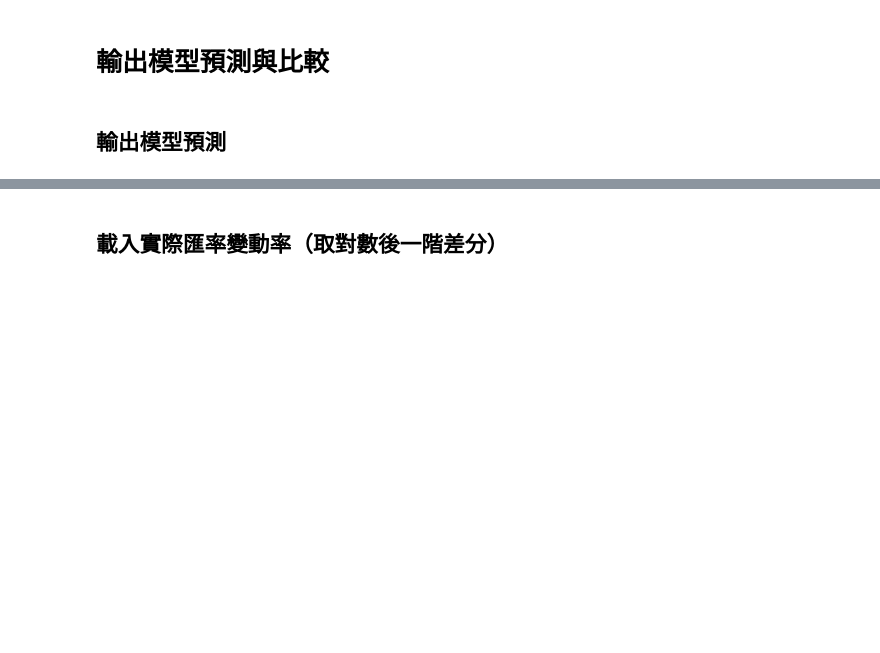
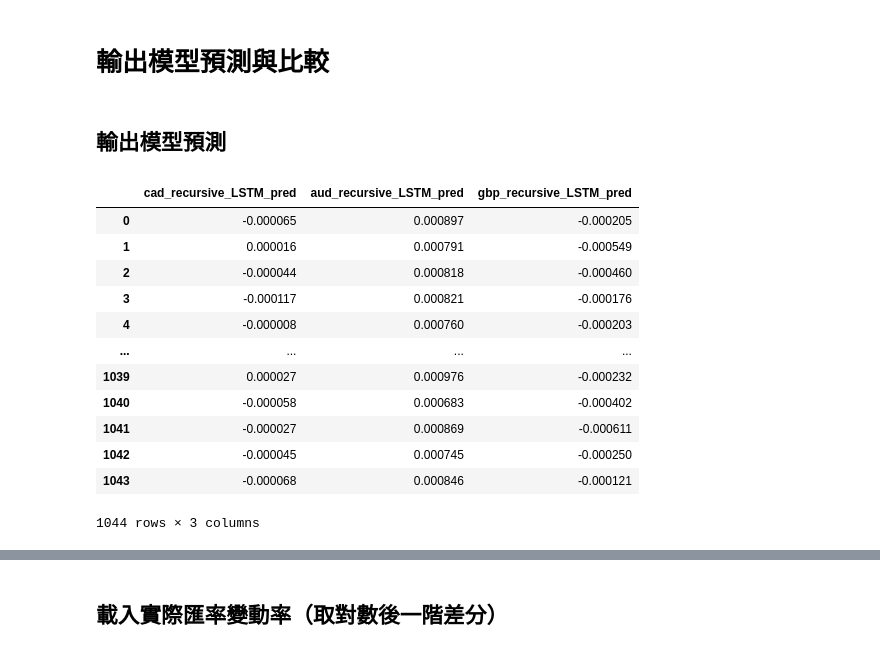
Before and after one commit to chungichien0923/LSTM_VS_ATTENTION, a Jupyter notebook: 3_Prediction_Performance.ipynb, the cells around one changed output, grey strips where cells are left out. Drawn from its saved outputs; the diff is of its cells as text; code cells hidden in the pictures; blank space fills up the shorter version.

```diff
--- a/3_Prediction_Performance.ipynb
+++ b/3_Prediction_Performance.ipynb
@@ -573,8 +833,22 @@ gbp_rolling_Self_Attention_pred = prediction_on_testset(model_type, gbp_rolling_
 # %% [markdown]
 ## 輸出模型預測
 # %%
-LSTM_recursive_prediction = pd.concat([cad_recursive_LSTM_pred, aud_recursive_LSTM_pred, gbp_recursive_LSTM_pred], axis=1)
+LSTM_recursive_prediction = pd.DataFrame(np.column_stack((cad_recursive_LSTM_pred, aud_recursive_LSTM_pred, gbp_recursive_LSTM_pred)))
 LSTM_recursive_prediction.columns = ['cad_recursive_LSTM_pred', 'aud_recursive_LSTM_pred', 'gbp_recursive_LSTM_pred']
 LSTM_recursive_prediction.to_csv('./LSTM_recursive_prediction.csv')
 LSTM_recursive_prediction
+# %% [output]
+|  | cad_recursive_LSTM_pred | aud_recursive_LSTM_pred | gbp_recursive_LSTM_pred |
+| 0 | -0.000065 | 0.000897 | -0.000205 |
+| 1 | 0.000016 | 0.000791 | -0.000549 |
+| 2 | -0.000044 | 0.000818 | -0.000460 |
+| 3 | -0.000117 | 0.000821 | -0.000176 |
+| 4 | -0.000008 | 0.000760 | -0.000203 |
+| ... | ... | ... | ... |
+| 1039 | 0.000027 | 0.000976 | -0.000232 |
+| 1040 | -0.000058 | 0.000683 | -0.000402 |
+| 1041 | -0.000027 | 0.000869 | -0.000611 |
+| 1042 | -0.000045 | 0.000745 | -0.000250 |
+| 1043 | -0.000068 | 0.000846 | -0.000121 |
+1044 rows × 3 columns
 # %%
```
Also changed, not shown: parts of 42 cells of this notebook.
